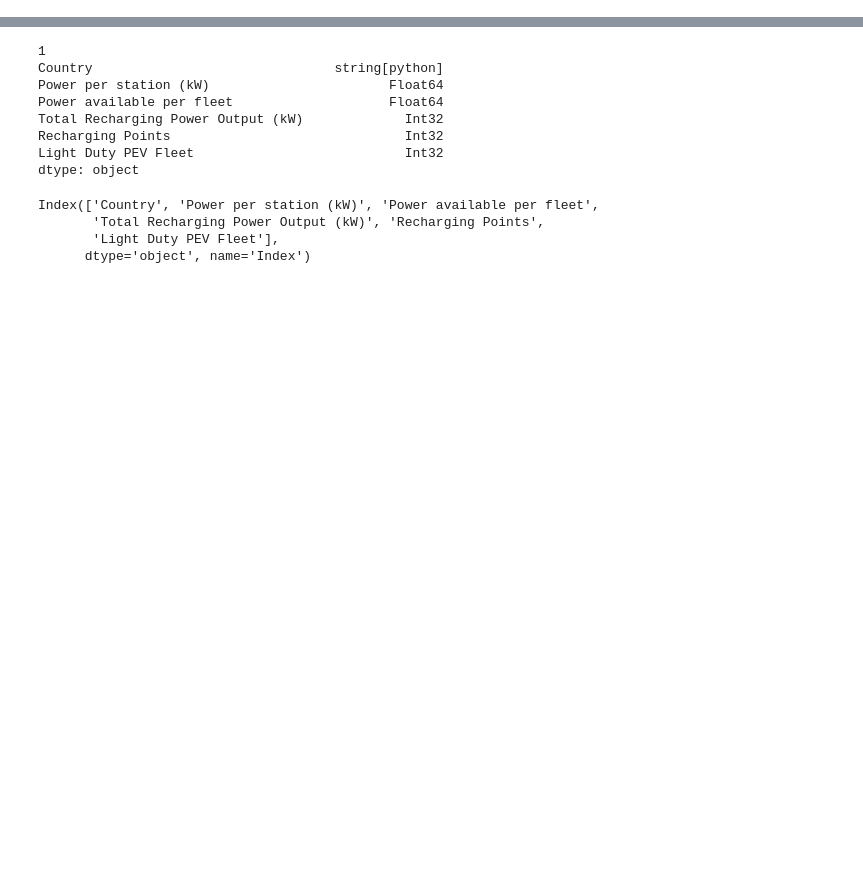
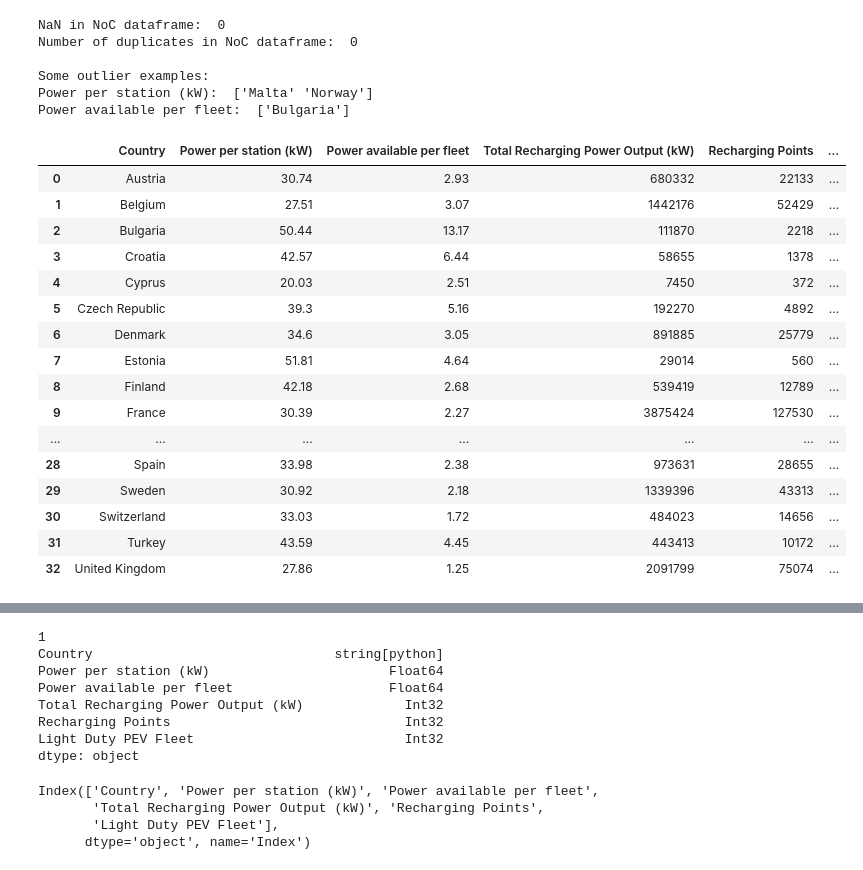
Before and after one commit to ND-code-ai/DSS_dashboard, a Jupyter notebook: notebooks/nick_scrape.ipynb, the cells around one changed output, grey strips where cells are left out. Saved outputs shown, nothing was run; the diff lists cells and outputs as text; code cells hidden in the pictures; blank space fills up the shorter version.

```diff
--- a/notebooks/nick_scrape.ipynb
+++ b/notebooks/nick_scrape.ipynb
@@ -40,3 +40,63 @@ df = pd.read_csv('../data/scraped_NoC_data.csv', header=None)
 df.columns = df.iloc[1]
 df = df[2:]
 df.reset_index(drop=True, inplace=True)
+# %%
+import pandas as pd
+import numpy as np
+def get_outlier_indices_IQR_method(data:np.array) -> np.array:
+    q1 = np.percentile(data, 25)
+    q3 = np.percentile(data, 75)
+
+    iqr = q3 - q1
+    lower_bound = q1 - 1.5 * iqr
+    upper_bound = q3 + 1.5 * iqr
+
+    outliers = np.where((data < lower_bound) | (data > upper_bound))
+
+    return outliers
+
+
+def preprocess_EV_infrastructure(df: pd.DataFrame) -> pd.DataFrame:
+    df.rename({'Recharging Power / Recharging Point': 'Power per station (kW)', 'Recharging Power / Total Light Duty PEV fleet': 'Power available per fleet'}, axis=1, inplace=True)
+
+    df.loc[:, 'Power per station (kW)'] = df['Power per station (kW)'].str.replace(',', '.').astype(float)
+    df.loc[:, 'Power available per fleet'] = df['Power available per fleet'].str.replace(',', '.').astype(float)
+    df = df.astype({'Country': 'str', 'Total Recharging Power Output (kW)': 'int32', 'Recharging Points': 'int32', 'Light Duty PEV Fleet': 'int32'}, copy=False)
+
+
+    print("NaN in NoC dataframe: ", df.isnull().sum().sum())
+    print("Number of duplicates in NoC dataframe: ", df.duplicated().sum())
+    print("\nSome outlier examples:")
+    print("Power per station (kW): ", df.loc[get_outlier_indices_IQR_method(df['Power per station (kW)']), 'Country'].values)
+    print("Power available per fleet: ", df.loc[get_outlier_indices_IQR_method(df['Power available per fleet']), 'Country'].values)
+
+    return df
+# %%
+df = pd.read_csv('../data/scraped_NoC_data.csv', header=1)
+# %%
+df_2 = preprocess_EV_infrastructure(df)
+df_2
+# %% [output]
+NaN in NoC dataframe:  0
+Number of duplicates in NoC dataframe:  0
+
+Some outlier examples:
+Power per station (kW):  ['Malta' 'Norway']
+Power available per fleet:  ['Bulgaria']
+|  | Country | Power per station (kW) | Power available per fleet | Total Recharging Power Output (kW) | Recharging Points | ... |
+| 0 | Austria | 30.74 | 2.93 | 680332 | 22133 | ... |
+| 1 | Belgium | 27.51 | 3.07 | 1442176 | 52429 | ... |
+| 2 | Bulgaria | 50.44 | 13.17 | 111870 | 2218 | ... |
+| 3 | Croatia | 42.57 | 6.44 | 58655 | 1378 | ... |
+| 4 | Cyprus | 20.03 | 2.51 | 7450 | 372 | ... |
+| 5 | Czech Republic | 39.3 | 5.16 | 192270 | 4892 | ... |
+| 6 | Denmark | 34.6 | 3.05 | 891885 | 25779 | ... |
+| 7 | Estonia | 51.81 | 4.64 | 29014 | 560 | ... |
+| 8 | Finland | 42.18 | 2.68 | 539419 | 12789 | ... |
+| 9 | France | 30.39 | 2.27 | 3875424 | 127530 | ... |
+| ... | ... | ... | ... | ... | ... | ... |
+| 28 | Spain | 33.98 | 2.38 | 973631 | 28655 | ... |
+| 29 | Sweden | 30.92 | 2.18 | 1339396 | 43313 | ... |
+| 30 | Switzerland | 33.03 | 1.72 | 484023 | 14656 | ... |
+| 31 | Turkey | 43.59 | 4.45 | 443413 | 10172 | ... |
+| 32 | United Kingdom | 27.86 | 1.25 | 2091799 | 75074 | ... |
```
Also changed, not shown: parts of 5 cells of this notebook.
